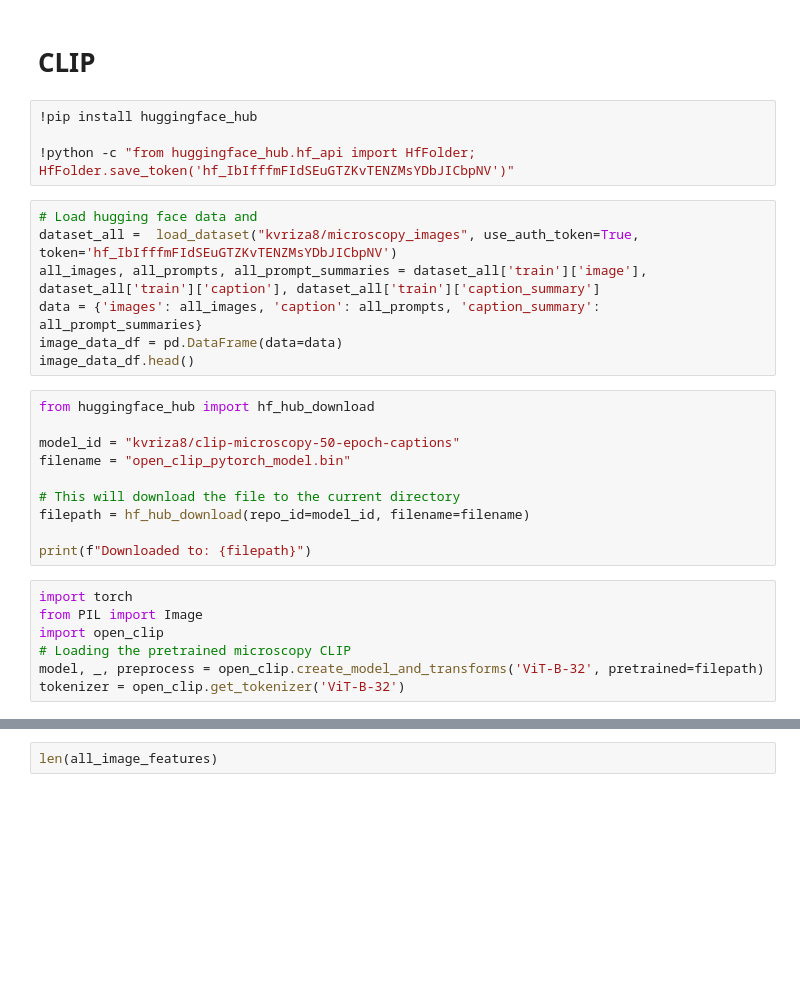
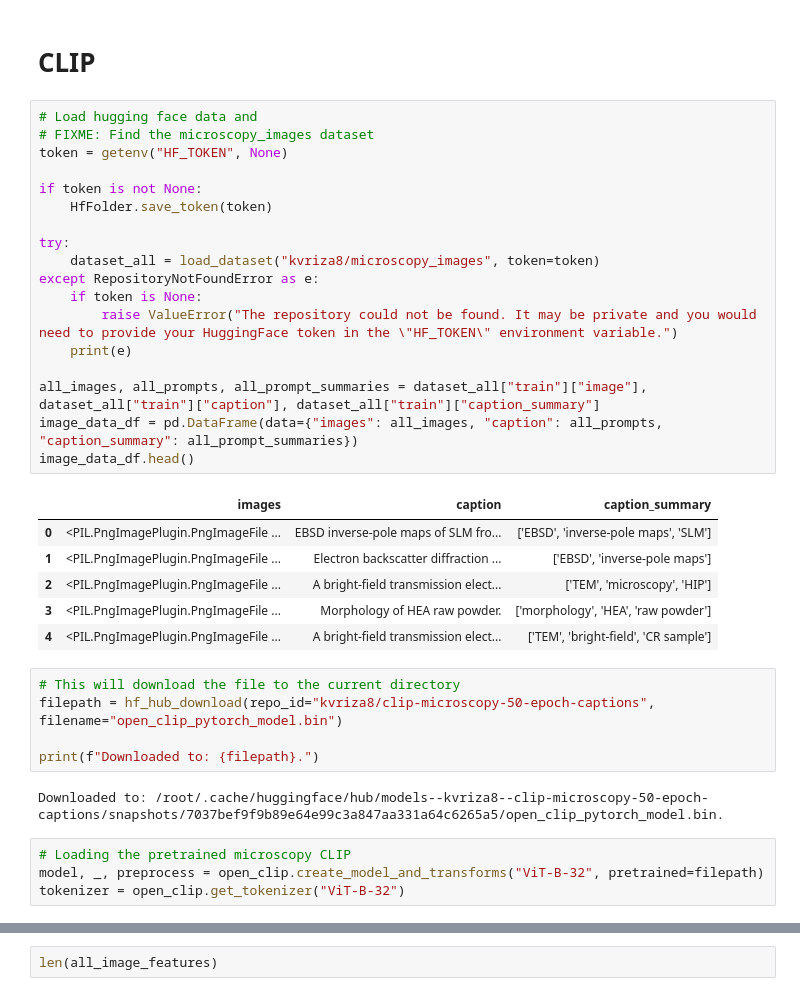
Before and after one commit to MaterialEyes/exsclaim2.0, a Jupyter notebook: notebooks/3_Microscopy_CLIP_retrieval.ipynb, the cells around one changed output, grey strips where cells are left out. Drawn from its saved outputs; the diff is of its cells as text; blank space fills up the shorter version.

```diff
--- a/notebooks/3_Microscopy_CLIP_retrieval.ipynb
+++ b/notebooks/3_Microscopy_CLIP_retrieval.ipynb
@@ -26,31 +44,39 @@ ModuleNotFoundError: No module named '_bz2'
 # %% [markdown]
 # CLIP
-# %%
-!pip install huggingface_hub
-
-!python -c "from huggingface_hub.hf_api import HfFolder; HfFolder.save_token('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')"
 # %%
 # Load hugging face data and
-dataset_all =  load_dataset("kvriza8/microscopy_images", use_auth_token=True, token='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')
-all_images, all_prompts, all_prompt_summaries = dataset_all['train']['image'], dataset_all['train']['caption'], dataset_all['train']['caption_summary']
-data = {'images': all_images, 'caption': all_prompts, 'caption_summary': all_prompt_summaries}
-image_data_df = pd.DataFrame(data=data)
+# FIXME: Find the microscopy_images dataset
+token = getenv("HF_TOKEN", None)
+
+if token is not None:
+    HfFolder.save_token(token)
+
+try:
+    dataset_all = load_dataset("kvriza8/microscopy_images", token=token)
+except RepositoryNotFoundError as e:
+    if token is None:
+        raise ValueError("The repository could not be found. It may be private and you would need to provide your HuggingFace token in the \"HF_TOKEN\" environment variable.")
+    print(e)
+
+all_images, all_prompts, all_prompt_summaries = dataset_all["train"]["image"], dataset_all["train"]["caption"], dataset_all["train"]["caption_summary"]
+image_data_df = pd.DataFrame(data={"images": all_images, "caption": all_prompts, "caption_summary": all_prompt_summaries})
 image_data_df.head()
+# %% [output]
+|  | images | caption | caption_summary |
+| 0 | <PIL.PngImagePlugin.PngImageFile ... | EBSD inverse-pole maps of SLM fro... | ['EBSD', 'inverse-pole maps', 'SLM'] |
+| 1 | <PIL.PngImagePlugin.PngImageFile ... | Electron backscatter diffraction ... | ['EBSD', 'inverse-pole maps'] |
+| 2 | <PIL.PngImagePlugin.PngImageFile ... | A bright-field transmission elect... | ['TEM', 'microscopy', 'HIP'] |
+| 3 | <PIL.PngImagePlugin.PngImageFile ... | Morphology of HEA raw powder. | ['morphology', 'HEA', 'raw powder'] |
+| 4 | <PIL.PngImagePlugin.PngImageFile ... | A bright-field transmission elect... | ['TEM', 'bright-field', 'CR sample'] |
 # %%
-from huggingface_hub import hf_hub_download
+# This will download the file to the current directory
+filepath = hf_hub_download(repo_id="kvriza8/clip-microscopy-50-epoch-captions", filename="open_clip_pytorch_model.bin")
 
-model_id = "kvriza8/clip-microscopy-50-epoch-captions"
-filename = "open_clip_pytorch_model.bin"
-
-# This will download the file to the current directory
-filepath = hf_hub_download(repo_id=model_id, filename=filename)
-
-print(f"Downloaded to: {filepath}")
+print(f"Downloaded to: {filepath}.")
+# %% [output]
+Downloaded to: /root/.cache/huggingface/hub/models--kvriza8--clip-microscopy-50-epoch-captions/snapshots/7037bef9f9b89e64e99c3a847aa331a64c6265a5/open_clip_pytorch_model.bin.
 # %%
-import torch
-from PIL import Image
-import open_clip
 # Loading the pretrained microscopy CLIP
-model, _, preprocess = open_clip.create_model_and_transforms('ViT-B-32', pretrained=filepath)
-tokenizer = open_clip.get_tokenizer('ViT-B-32')
+model, _, preprocess = open_clip.create_model_and_transforms("ViT-B-32", pretrained=filepath)
+tokenizer = open_clip.get_tokenizer("ViT-B-32")
 # %%
```
Also changed, not shown: parts of 11 cells of this notebook, 5 other files.
